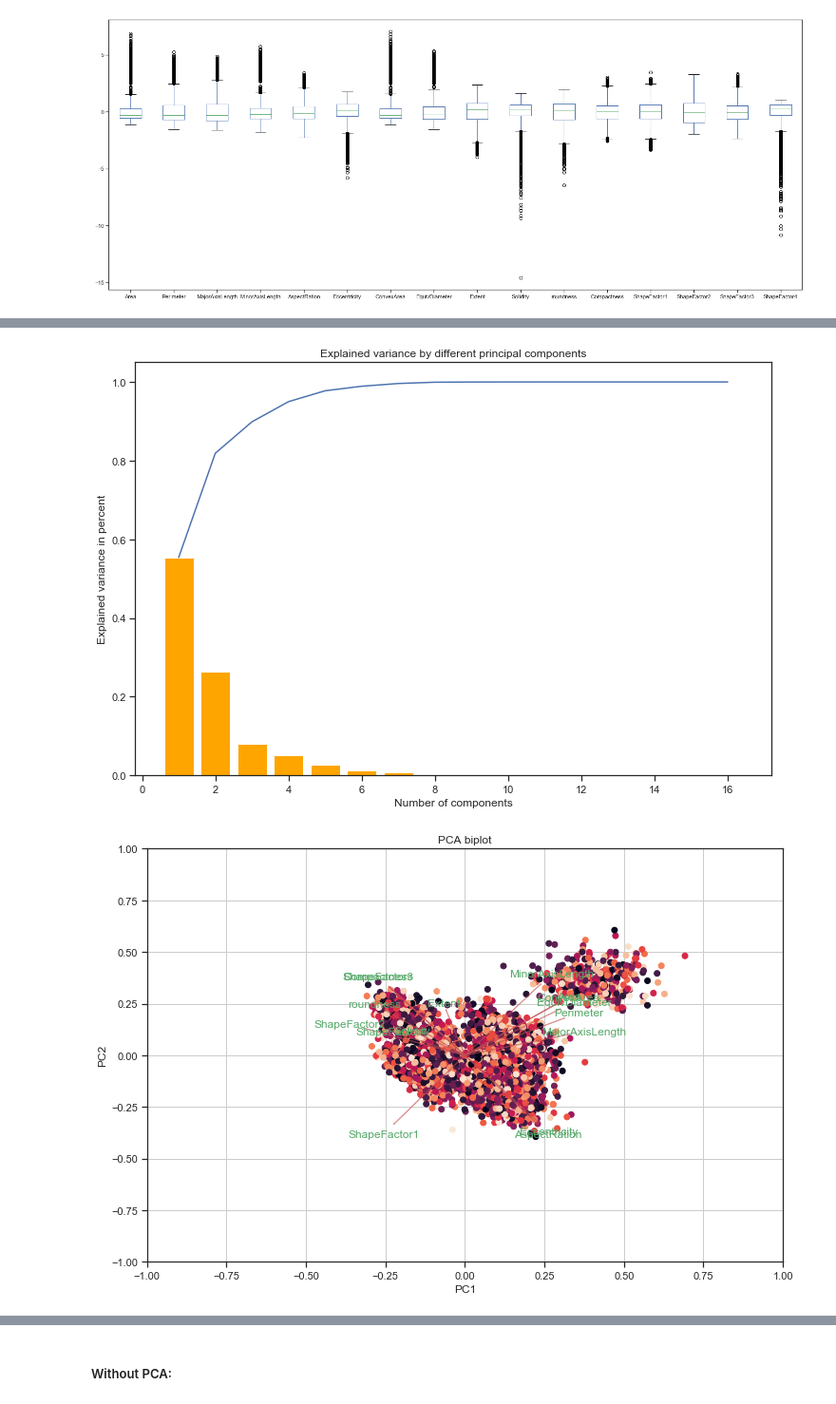
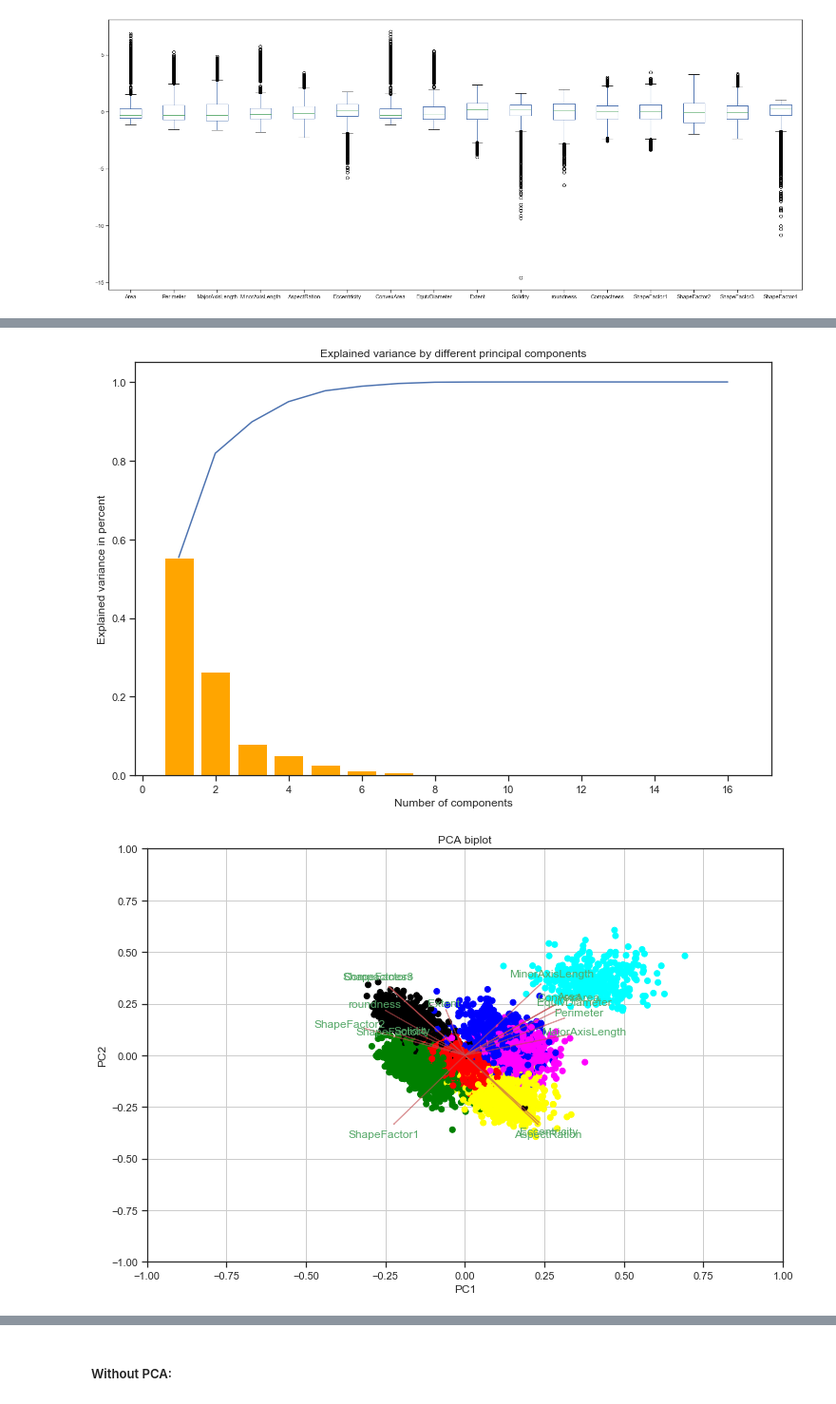
Before and after one commit to taba95/DataSpaces, a Jupyter notebook: Tesina.ipynb, the cells around one changed output, grey strips where cells are left out. Shown: that part at 95% size. Drawn from its saved outputs; the diff is of its cells as text; code cells hidden in the pictures.

```diff
--- a/Tesina.ipynb
+++ b/Tesina.ipynb
@@ -225,8 +258,8 @@ scaler = StandardScaler()
 # Fit on training set only.
 scaler.fit(X_train)
 # Apply transform to both the training set and the test set.
-X_train = scaler.transform(X_train)
-X_test = scaler.transform(X_test)
+X_train_s = scaler.transform(X_train)
+X_test_s = scaler.transform(X_test)
 # %%
 features = df.drop(columns="Class")
 features[['Area', 'Perimeter', 'MajorAxisLength', 'MinorAxisLength',
@@ -259,6 +295,26 @@ def plotPCACumulativeExplainedVariance(pca):
     plt.xlabel('Number of components')
     plt.ylabel('Explained variance in percent')
     plt.show()
+# %%
+# Function to map the colors as a list from the input list of x variables
+def pltcolor(lst):
+    cols=[]
+    for l in lst:
+        if l=='SEKER':
+            cols.append('black')
+        elif l=='BARBUNYA':
+            cols.append('blue')
+        elif l == 'BOMBAY':
+             cols.append('cyan')
+        elif l == 'CALI':
+             cols.append('magenta')
+        elif l == 'HOROZ':
+             cols.append('yellow')
+        elif l == 'SIRA':
+             cols.append('red')
+        else:
+            cols.append('green')
+    return cols
 # %%
 def plotPCABiplot(score, y, coeff, labels=None):
     plt.figure(figsize=(12,8))
@@ -267,7 +323,9 @@ def plotPCABiplot(score, y, coeff, labels=None):
     n = coeff.shape[0]
     scalex = 1.0/(xs.max() - xs.min())
     scaley = 1.0/(ys.max() - ys.min())
-    colors = np.random.rand(len(y))
+
+    # Create the colors list using the function above
+    colors =cols=pltcolor(y)
     plt.scatter(xs * scalex,ys * scaley, c=colors )
     for i in range(n):
         plt.arrow(0, 0, coeff[i,0], coeff[i,1],color = 'r',alpha = 0.5)
@@ -310,5 +366,5 @@ PCA result on encoded dataset:
 # %%
-X_train_pca, X_test_pca = makePCA(X_train, Y_train, X_test, featureNames)
+X_train_pca, X_test_pca = makePCA(X_train_s, Y_train, X_test_s, featureNames)
 # %% [output]
 [figure]
-[figure, old version]
+[figure, new version]
```
Also changed, not shown: parts of 53 cells of this notebook.
